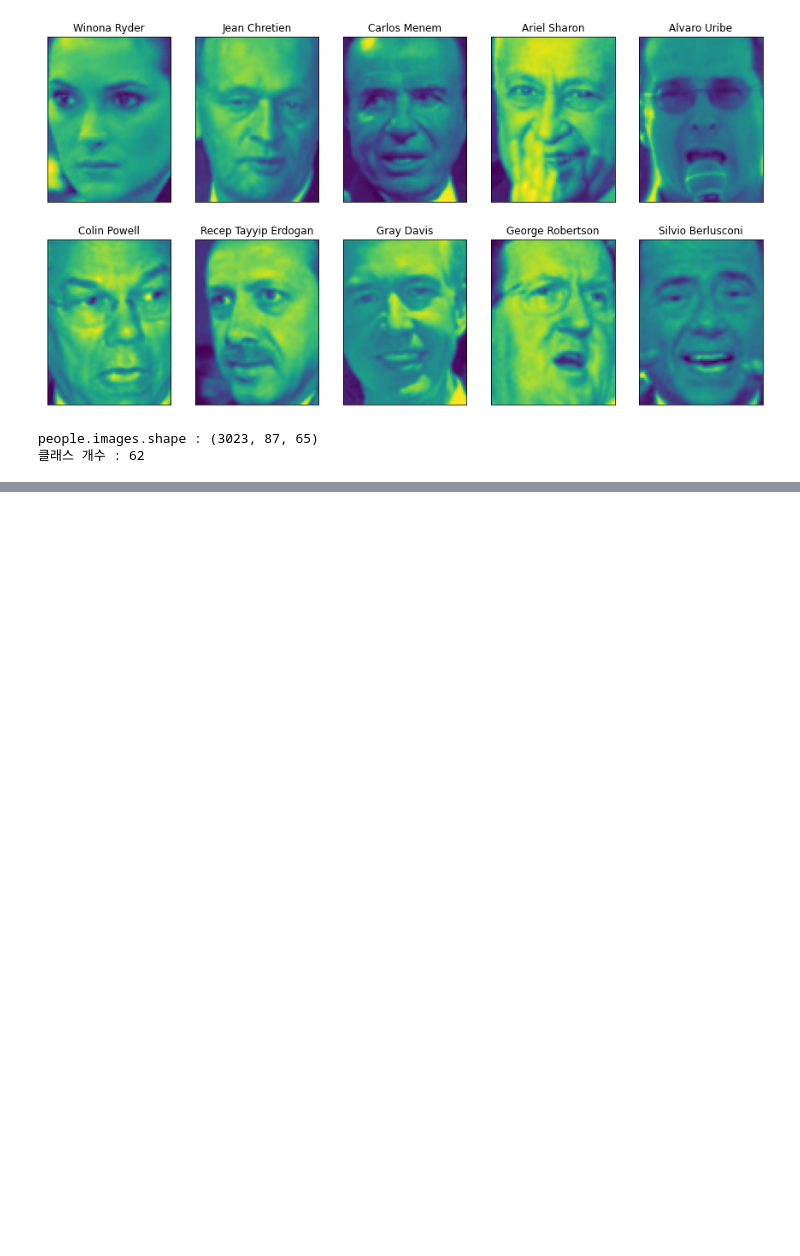
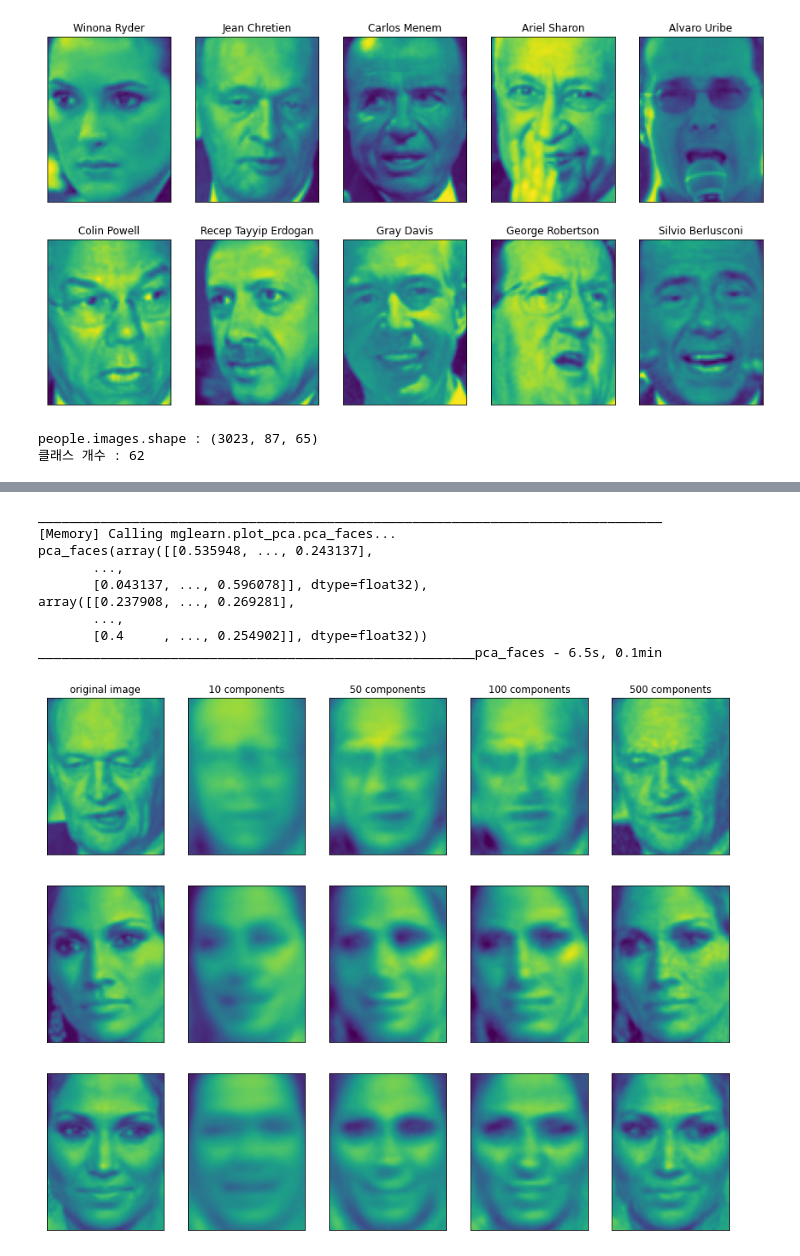
Before and after one commit to brandnewmin/brandnewm, a Jupyter notebook: 3장비지도학습과데이터전처리.ipynb, the cells around one changed output, grey strips where cells are left out. Saved outputs shown, nothing was run; the diff lists cells and outputs as text; code cells hidden in the pictures; blank space fills up the shorter version.

```diff
--- a/3장비지도학습과데이터전처리.ipynb
+++ b/3장비지도학습과데이터전처리.ipynb
@@ -557,0 +610,13 @@ AttributeError: ignored
+# %%
+mglearn.plots.plot_pca_faces(X_train, X_test, image_shape)
+# %% [output]
+________________________________________________________________________________
+[Memory] Calling mglearn.plot_pca.pca_faces...
+pca_faces(array([[0.535948, ..., 0.243137],
+       ...,
+       [0.043137, ..., 0.596078]], dtype=float32),
+array([[0.237908, ..., 0.269281],
+       ...,
+       [0.4     , ..., 0.254902]], dtype=float32))
+________________________________________________________pca_faces - 6.5s, 0.1min
+[figure, added]
```
Also changed, not shown: parts of 14 cells of this notebook.
